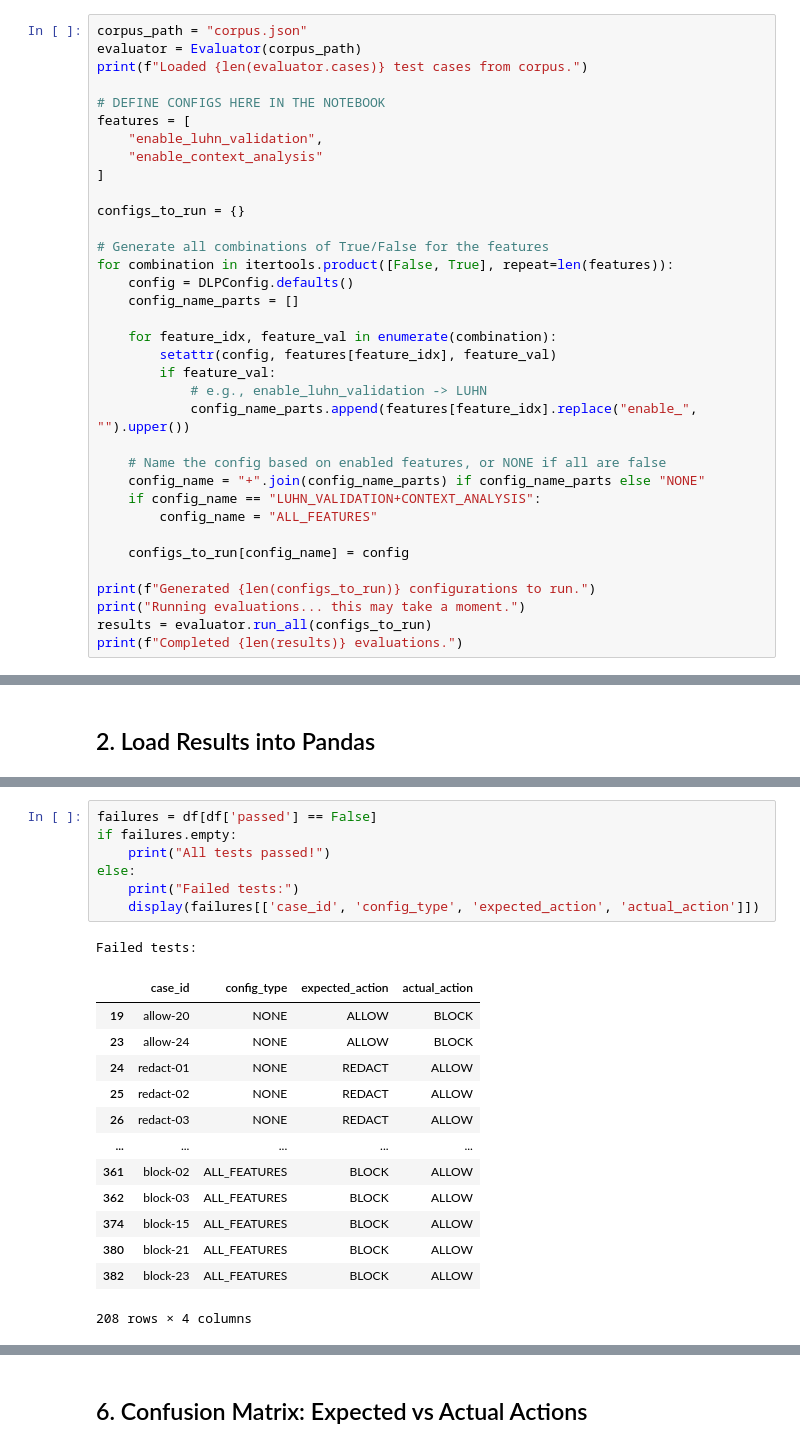
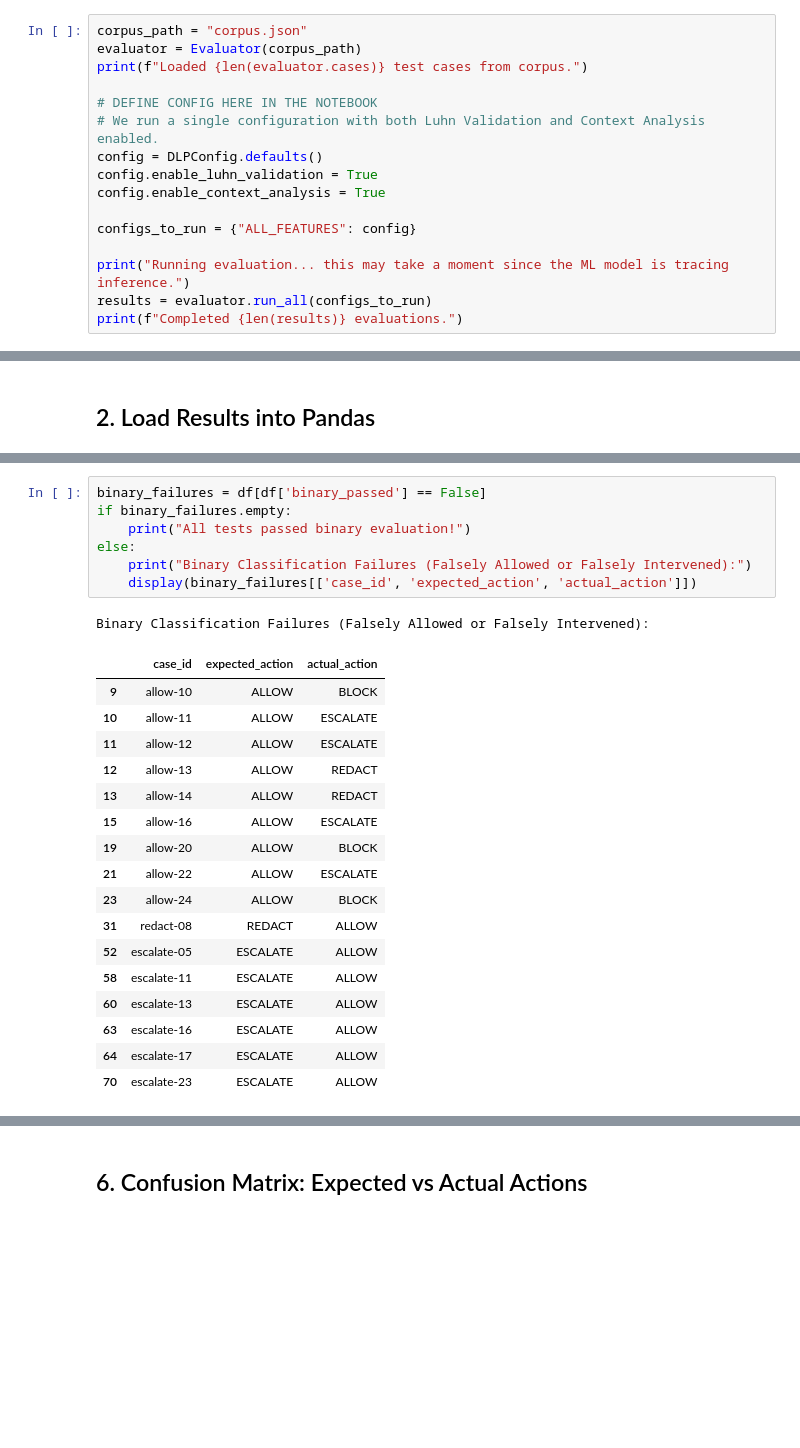
Before and after one commit to MohamedLouayChatti/ASCP, a Jupyter notebook: dlp/evaluation/evaluate.ipynb, the cells around one changed output, grey strips where cells are left out. Cells and saved outputs as stored; diff of their text form; blank space fills up the shorter version.

```diff
--- a/dlp/evaluation/evaluate.ipynb
+++ b/dlp/evaluation/evaluate.ipynb
@@ -33,34 +34,15 @@ corpus_path = "corpus.json"
 evaluator = Evaluator(corpus_path)
 print(f"Loaded {len(evaluator.cases)} test cases from corpus.")
 
-# DEFINE CONFIGS HERE IN THE NOTEBOOK
-features = [
-    "enable_luhn_validation",
-    "enable_context_analysis"
-]
+# DEFINE CONFIG HERE IN THE NOTEBOOK
+# We run a single configuration with both Luhn Validation and Context Analysis enabled.
+config = DLPConfig.defaults()
+config.enable_luhn_validation = True
+config.enable_context_analysis = True
 
-configs_to_run = {}
+configs_to_run = {"ALL_FEATURES": config}
 
-# Generate all combinations of True/False for the features
-for combination in itertools.product([False, True], repeat=len(features)):
-    config = DLPConfig.defaults()
-    config_name_parts = []
-
-    for feature_idx, feature_val in enumerate(combination):
-        setattr(config, features[feature_idx], feature_val)
-        if feature_val:
-            # e.g., enable_luhn_validation -> LUHN
-            config_name_parts.append(features[feature_idx].replace("enable_", "").upper())
-
-    # Name the config based on enabled features, or NONE if all are false
-    config_name = "+".join(config_name_parts) if config_name_parts else "NONE"
-    if config_name == "LUHN_VALIDATION+CONTEXT_ANALYSIS":
-        config_name = "ALL_FEATURES"
-
-    configs_to_run[config_name] = config
-
-print(f"Generated {len(configs_to_run)} configurations to run.")
-print("Running evaluations... this may take a moment.")
+print("Running evaluation... this may take a moment since the ML model is tracing inference.")
 results = evaluator.run_all(configs_to_run)
 print(f"Completed {len(results)} evaluations.")
 # %% [output]
@@ -162,24 +136,28 @@ Let's look specifically at any test cases that failed. Ambiguous cases might fai
 # %%
-failures = df[df['passed'] == False]
-if failures.empty:
-    print("All tests passed!")
+binary_failures = df[df['binary_passed'] == False]
+if binary_failures.empty:
+    print("All tests passed binary evaluation!")
 else:
-    print("Failed tests:")
-    display(failures[['case_id', 'config_type', 'expected_action', 'actual_action']])
+    print("Binary Classification Failures (Falsely Allowed or Falsely Intervened):")
+    display(binary_failures[['case_id', 'expected_action', 'actual_action']])
 # %% [output]
-Failed tests:
+Binary Classification Failures (Falsely Allowed or Falsely Intervened):
-|  | case_id | config_type | expected_action | actual_action |
-| 19 | allow-20 | NONE | ALLOW | BLOCK |
-| 23 | allow-24 | NONE | ALLOW | BLOCK |
-| 24 | redact-01 | NONE | REDACT | ALLOW |
-| 25 | redact-02 | NONE | REDACT | ALLOW |
-| 26 | redact-03 | NONE | REDACT | ALLOW |
-| ... | ... | ... | ... | ... |
-| 361 | block-02 | ALL_FEATURES | BLOCK | ALLOW |
-| 362 | block-03 | ALL_FEATURES | BLOCK | ALLOW |
-| 374 | block-15 | ALL_FEATURES | BLOCK | ALLOW |
-| 380 | block-21 | ALL_FEATURES | BLOCK | ALLOW |
-| 382 | block-23 | ALL_FEATURES | BLOCK | ALLOW |
+|  | case_id | expected_action | actual_action |
+| 9 | allow-10 | ALLOW | BLOCK |
+| 10 | allow-11 | ALLOW | ESCALATE |
+| 11 | allow-12 | ALLOW | ESCALATE |
+| 12 | allow-13 | ALLOW | REDACT |
+| 13 | allow-14 | ALLOW | REDACT |
+| 15 | allow-16 | ALLOW | ESCALATE |
+| 19 | allow-20 | ALLOW | BLOCK |
+| 21 | allow-22 | ALLOW | ESCALATE |
+| 23 | allow-24 | ALLOW | BLOCK |
+| 31 | redact-08 | REDACT | ALLOW |
+| 52 | escalate-05 | ESCALATE | ALLOW |
+| 58 | escalate-11 | ESCALATE | ALLOW |
+| 60 | escalate-13 | ESCALATE | ALLOW |
+| 63 | escalate-16 | ESCALATE | ALLOW |
+| 64 | escalate-17 | ESCALATE | ALLOW |
+| 70 | escalate-23 | ESCALATE | ALLOW |
-208 rows × 4 columns
 # %% [markdown]
 ## 5. Performance / Latency Analysis
```
Also changed, not shown: parts of 16 cells of this notebook, 14 other files.
